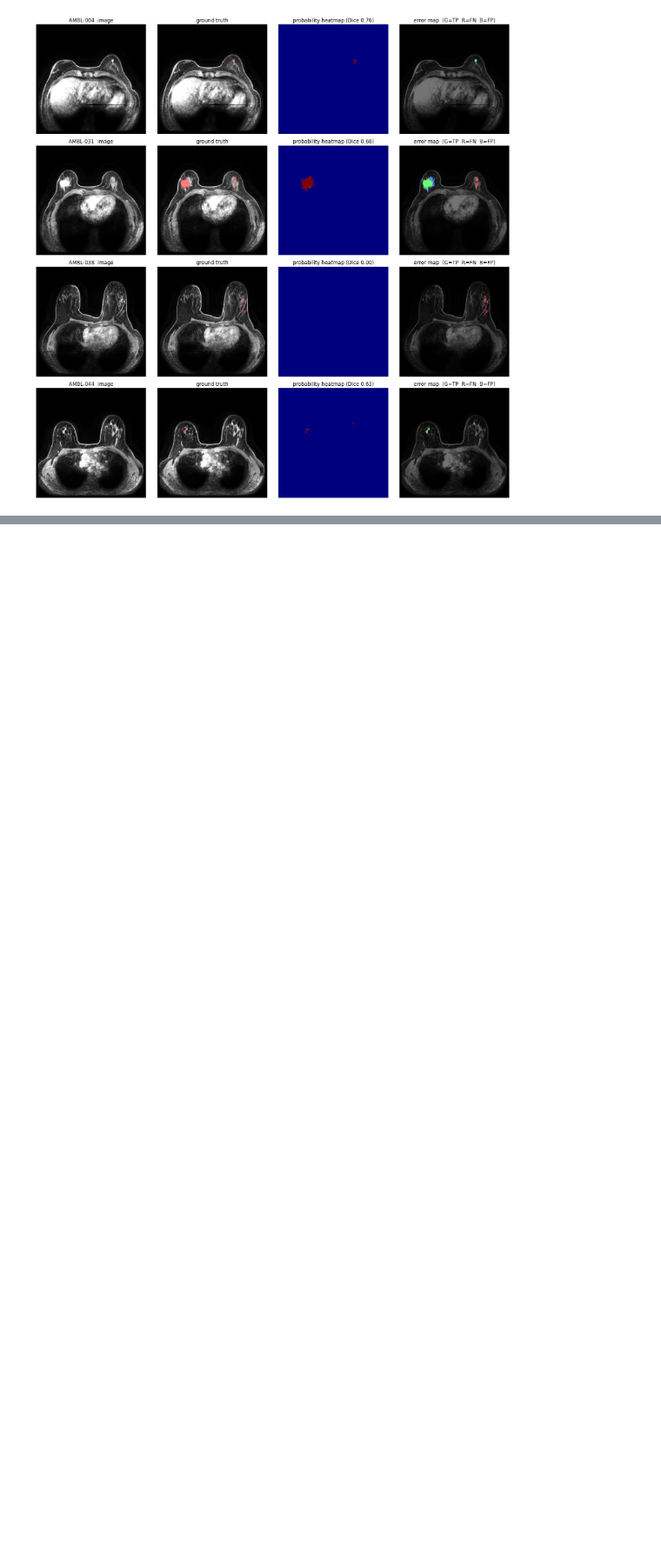
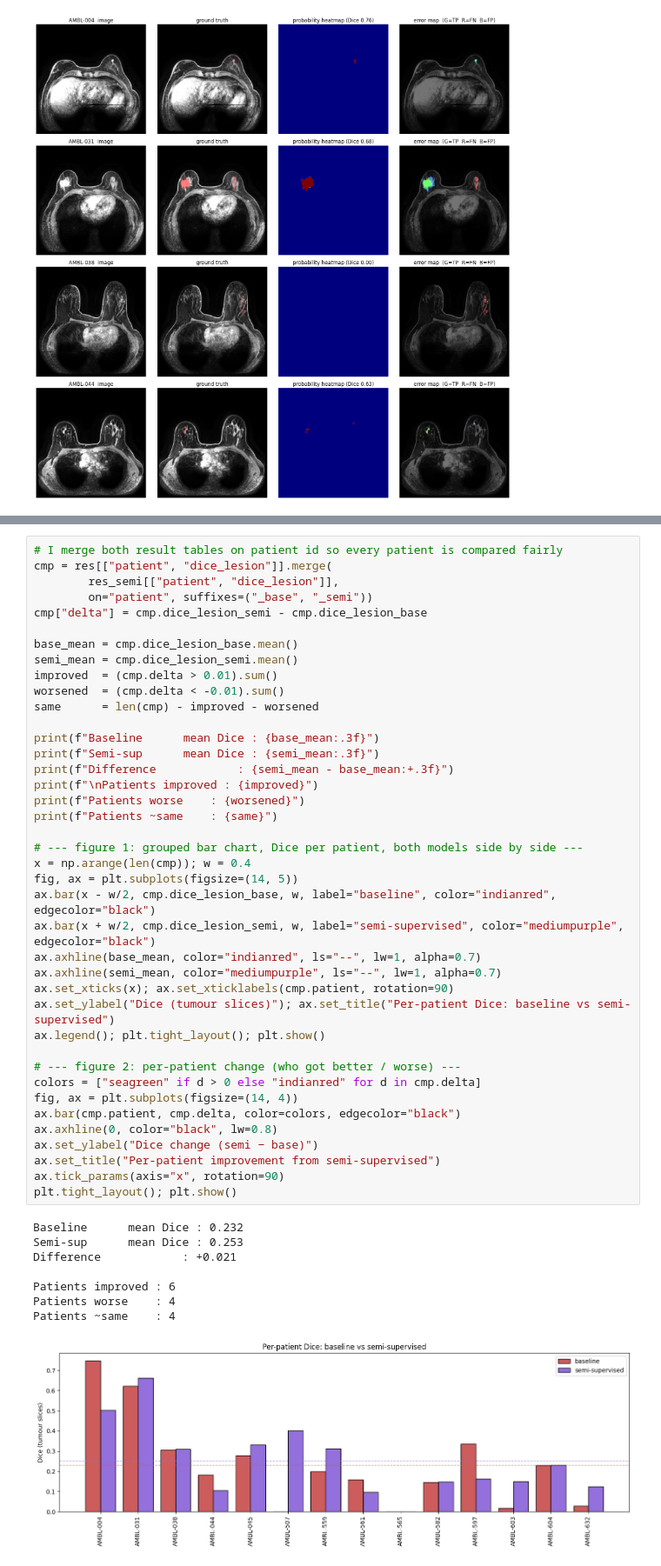
Before and after one commit to MelisaAta/AI_Project, a Jupyter notebook: Evaluation.ipynb, the cells around one changed output, grey strips where cells are left out. Shown at 87% size. Drawn from its saved outputs; the diff is of its cells as text; blank space fills up the shorter version.

```diff
--- a/Evaluation.ipynb
+++ b/Evaluation.ipynb
@@ -255,0 +375,49 @@ plt.tight_layout(); plt.show()
+# %%
+# I merge both result tables on patient id so every patient is compared fairly
+cmp = res[["patient", "dice_lesion"]].merge(
+        res_semi[["patient", "dice_lesion"]],
+        on="patient", suffixes=("_base", "_semi"))
+cmp["delta"] = cmp.dice_lesion_semi - cmp.dice_lesion_base
+
+base_mean = cmp.dice_lesion_base.mean()
+semi_mean = cmp.dice_lesion_semi.mean()
+improved  = (cmp.delta > 0.01).sum()
+worsened  = (cmp.delta < -0.01).sum()
+same      = len(cmp) - improved - worsened
+
+print(f"Baseline      mean Dice : {base_mean:.3f}")
+print(f"Semi-sup      mean Dice : {semi_mean:.3f}")
+print(f"Difference            : {semi_mean - base_mean:+.3f}")
+print(f"\nPatients improved : {improved}")
+print(f"Patients worse    : {worsened}")
+print(f"Patients ~same    : {same}")
+
+# --- figure 1: grouped bar chart, Dice per patient, both models side by side ---
+x = np.arange(len(cmp)); w = 0.4
+fig, ax = plt.subplots(figsize=(14, 5))
+ax.bar(x - w/2, cmp.dice_lesion_base, w, label="baseline", color="indianred", edgecolor="black")
+ax.bar(x + w/2, cmp.dice_lesion_semi, w, label="semi-supervised", color="mediumpurple", edgecolor="black")
+ax.axhline(base_mean, color="indianred", ls="--", lw=1, alpha=0.7)
+ax.axhline(semi_mean, color="mediumpurple", ls="--", lw=1, alpha=0.7)
+ax.set_xticks(x); ax.set_xticklabels(cmp.patient, rotation=90)
+ax.set_ylabel("Dice (tumour slices)"); ax.set_title("Per-patient Dice: baseline vs semi-supervised")
+ax.legend(); plt.tight_layout(); plt.show()
+
+# --- figure 2: per-patient change (who got better / worse) ---
+colors = ["seagreen" if d > 0 else "indianred" for d in cmp.delta]
+fig, ax = plt.subplots(figsize=(14, 4))
+ax.bar(cmp.patient, cmp.delta, color=colors, edgecolor="black")
+ax.axhline(0, color="black", lw=0.8)
+ax.set_ylabel("Dice change (semi − base)")
+ax.set_title("Per-patient improvement from semi-supervised")
+ax.tick_params(axis="x", rotation=90)
+plt.tight_layout(); plt.show()
+# %% [output]
+Baseline      mean Dice : 0.232
+Semi-sup      mean Dice : 0.253
+Difference            : +0.021
+
+Patients improved : 6
+Patients worse    : 4
+Patients ~same    : 4
+[figure, added]
```
Also changed, not shown: parts of 14 cells of this notebook, 1 other file.
